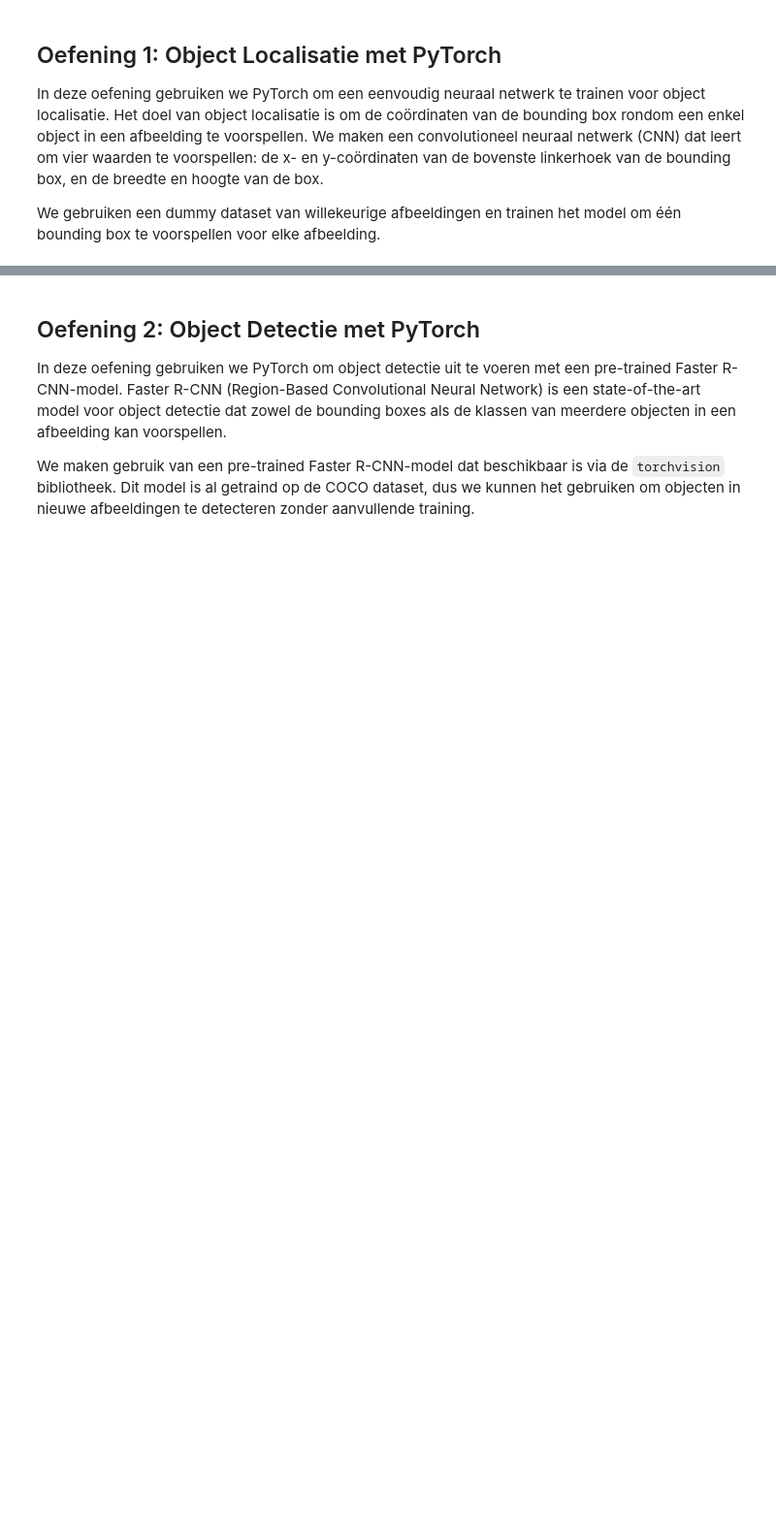
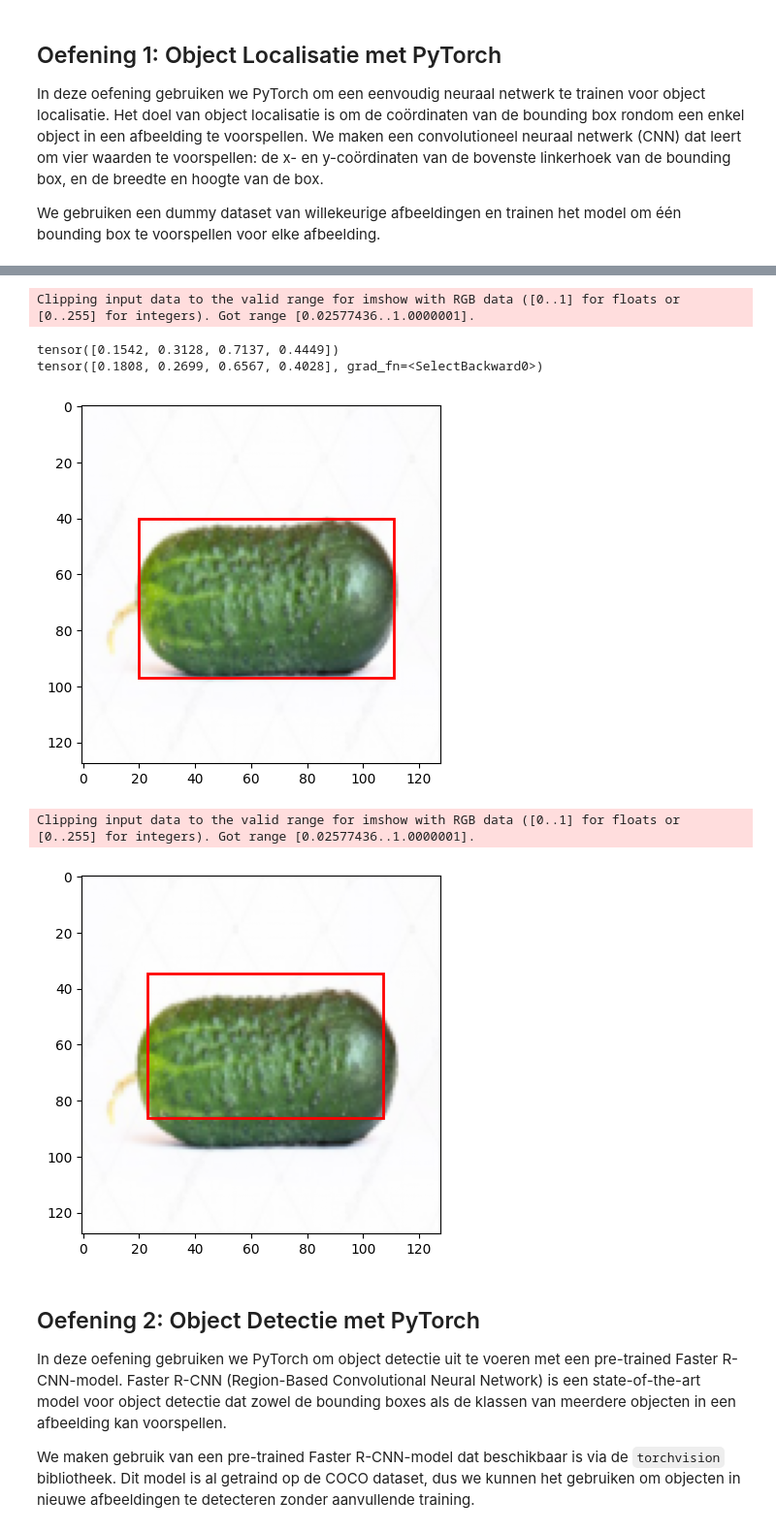
Before and after one commit to OdiseeMachineLearning2425/Leerstof_Groep2, a Jupyter notebook: Week 4/04_ObjectDetection.ipynb, the cells around one changed output, grey strips where cells are left out. Shown: that part at 97% size. Saved outputs shown, nothing was run; the diff lists cells and outputs as text; code cells hidden in the pictures; blank space fills up the shorter version.

```diff
--- a/Week 4/04_ObjectDetection.ipynb
+++ b/Week 4/04_ObjectDetection.ipynb
@@ -13,6 +13,7 @@ from PIL import Image
 from torch.utils.data import Dataset, DataLoader
 import matplotlib.pyplot as plt
 import opendatasets as od
+import numpy as np
 
 od.download("https://www.kaggle.com/datasets/mbkinaci/image-localization-dataset")
 
@@ -27,8 +28,9 @@ def imshow(img, title=None):
 
 def show_image_with_bbox(image, bbox, title=None):
     """Toont een afbeelding met een bounding box."""
-    plt.imshow(image)
-    plt.gca().add_patch(plt.Rectangle((bbox[0]*64+64, bbox[1]*128*64+64), bbox[2]*128, bbox[3]*128,
+    npimg = image.numpy() if isinstance(image, torch.Tensor) else image
+    plt.imshow(np.transpose(npimg, (1, 2, 0)))
+    plt.gca().add_patch(plt.Rectangle((bbox[0]*128, bbox[1]*128), bbox[2]*128, bbox[3]*128,
                                       fill=False, edgecolor='red', linewidth=2))
     if title:
         plt.title(title)
@@ -44,0 +90,22 @@ We gebruiken een dummy dataset van willekeurige afbeeldingen en trainen het mode
+# %%
+model = nn.Sequential( #veronderstelling -> 128x128
+    # Convolutioneel deel van cnn
+    nn.Conv2d(in_channels=3, out_channels=16, kernel_size=3, padding=1, stride=1),
+    nn.ReLU(),
+    nn.MaxPool2d(2),
+    nn.Conv2d(in_channels=16, out_channels=32, kernel_size=3, padding=1, stride=1),
+    nn.ReLU(),
+    nn.MaxPool2d(2),
+    nn.Conv2d(in_channels=32, out_channels=64, kernel_size=3, padding=1, stride=1),
+    nn.ReLU(),
+    nn.MaxPool2d(2),
+    # Flatten gedeelte
+    nn.Flatten(),
+    # Fully Connected gedeelte
+    nn.Linear(16*16*64, 4)  # aantal in = img_size na maxpool2d * img_size na ... * aantal out_channels laatste conv
+    # out is 4 voudige regressie (4 getallen voorspellen)
+ )
+
+for image, targets in dataloader:
+    print(model(image).shape)
+    break
@@ -45,3 +142,19 @@ We gebruiken een dummy dataset van willekeurige afbeeldingen en trainen het mode
+# %%
+images, targets = next(iter(dataloader)) #(haal de eerste batch op)
+outputs = model(images)
+
+print(targets[1])
+print(outputs[1])
+
+show_image_with_bbox(images[1], targets[1])
+show_image_with_bbox(images[1], outputs[1].detach())
+# %% [output]
+Clipping input data to the valid range for imshow with RGB data ([0..1] for floats or [0..255] for integers). Got range [0.02577436..1.0000001].
+tensor([0.1542, 0.3128, 0.7137, 0.4449])
+tensor([0.1808, 0.2699, 0.6567, 0.4028], grad_fn=<SelectBackward0>)
+[figure, added]
+Clipping input data to the valid range for imshow with RGB data ([0..1] for floats or [0..255] for integers). Got range [0.02577436..1.0000001].
+[figure, added]
 # %% [markdown]
 ## Oefening 2: Object Detectie met PyTorch
 
```
Also changed, not shown: parts of 5 cells of this notebook.
